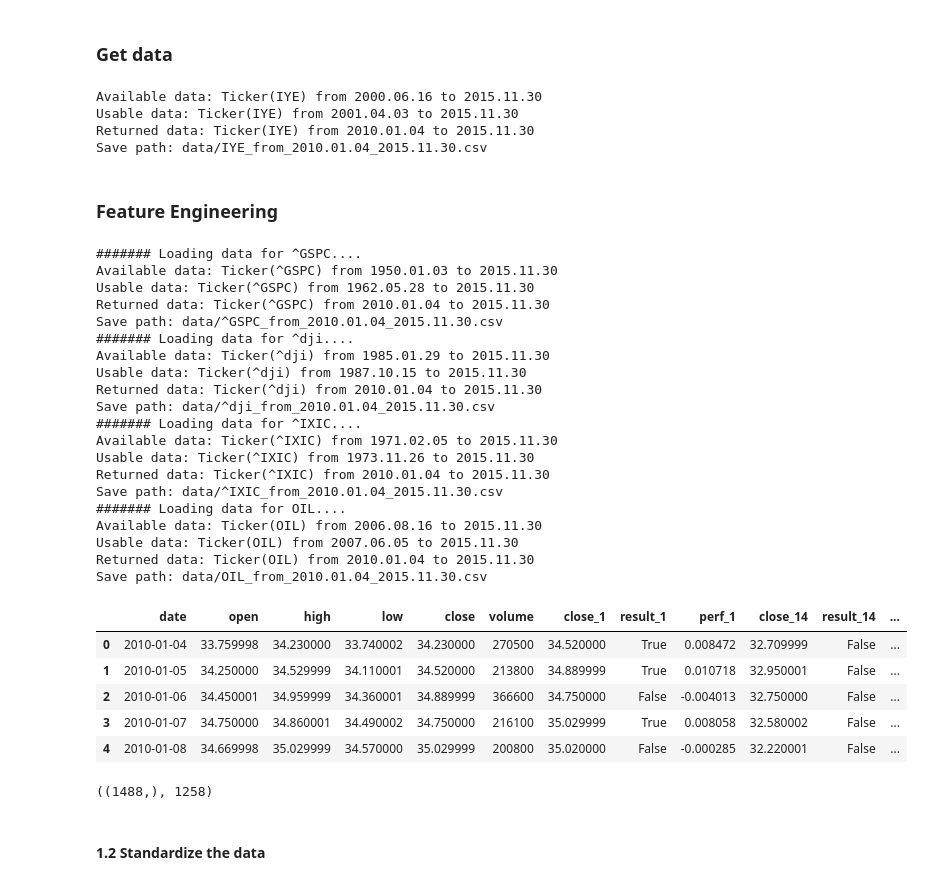
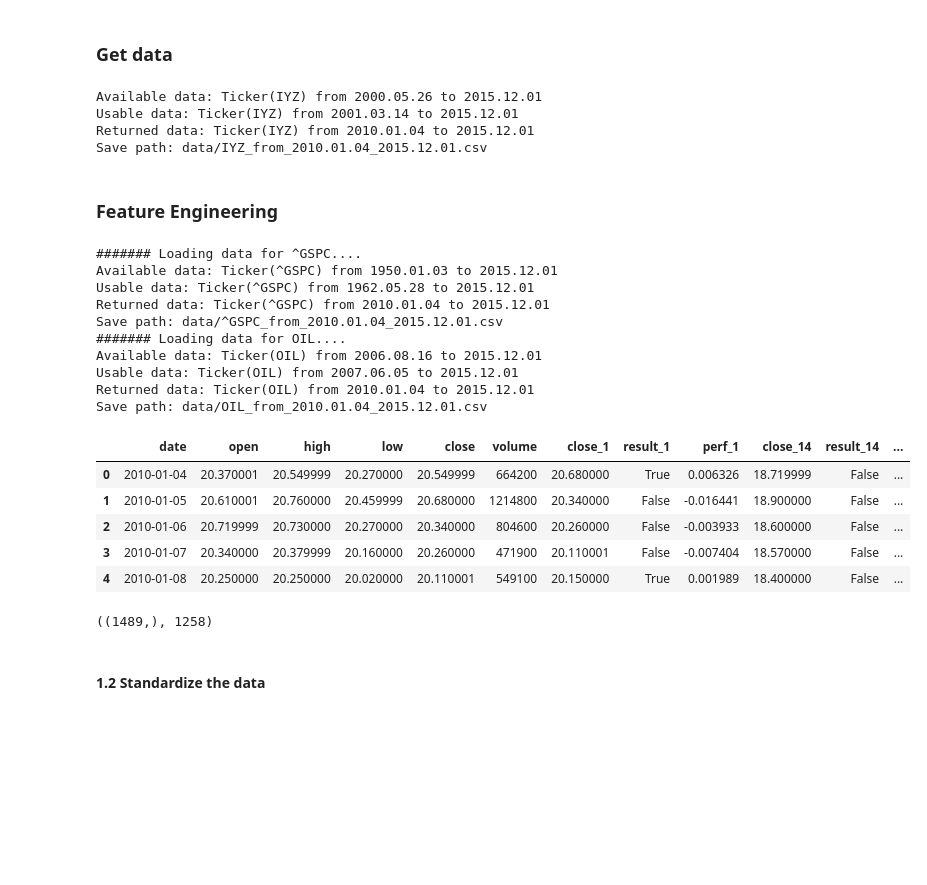
Before and after one commit to ygauthie/CS109_Project, a Jupyter notebook: RFE/SelectBK_Yvan.ipynb, the cells around one changed output. Saved outputs shown, nothing was run; the diff lists cells and outputs as text; code cells hidden in the pictures; blank space fills up the shorter version.

```diff
--- a/RFE/SelectBK_Yvan.ipynb
+++ b/RFE/SelectBK_Yvan.ipynb
@@ -21,15 +21,15 @@ sns.set_context("poster")
 ### Get data
 # %%
 #df=pd.read_csv("data/IYZ.csv")
-ticker = 'IYE'
+ticker = 'IYZ'
 startdate=datetime.date(2010, 1, 1)
 enddate=datetime.date.today()
 df = generate_ticker_data(ticker, startdate, enddate)
 # %% [output]
-Available data: Ticker(IYE) from 2000.06.16 to 2015.11.30
-Usable data: Ticker(IYE) from 2001.04.03 to 2015.11.30
-Returned data: Ticker(IYE) from 2010.01.04 to 2015.11.30
-Save path: data/IYE_from_2010.01.04_2015.11.30.csv
+Available data: Ticker(IYZ) from 2000.05.26 to 2015.12.01
+Usable data: Ticker(IYZ) from 2001.03.14 to 2015.12.01
+Returned data: Ticker(IYZ) from 2010.01.04 to 2015.12.01
+Save path: data/IYZ_from_2010.01.04_2015.12.01.csv
 # %%
 dftouse=df.copy()
 # %% [markdown]
@@ -57,73 +57,63 @@ for v in df.columns:
 # Additional tickers to consider
 moreTickers = [
                '^GSPC', #S&P500
-               '^dji',  #Dow Jones Industrials
-               '^IXIC', #Nasdaq
+               #'^dji',  #Dow Jones Industrials
+               #'^IXIC', #Nasdaq
                'OIL'   #Oil price ETF
               ]
 
 # Signals for additional tickers
-STANDARDIZABLE_TO_ADD = ['roc']
-INDICATORS_TO_ADD = ['sar_signal']
+STANDARDIZABLE_TO_ADD = ['roc','stoch_slowk']
+INDICATORS_TO_ADD = ['cci_signal']
 
 
 def addDataFromOtherTicker(tickerPlus):
     dfPlus = generate_ticker_data(tickerPlus, startdate, enddate)
     if df.shape == dfPlus.shape:
         dfPluss = dfPlus.copy()
         dfPluss = dfPluss[STANDARDIZABLE_TO_ADD+INDICATORS_TO_ADD]
         STANDARDIZABLE2 = STANDARDIZABLE_TO_ADD[:]
         INDICATORS2 = INDICATORS_TO_ADD[:]
         for p in STANDARDIZABLE2:
             renamed = p+'_'+tickerPlus
             dftouse[renamed]=dfPluss[p]*1.0
             STANDARDIZABLE.append(renamed)
         for p in INDICATORS2:
             renamed = p+'_'+tickerPlus
             dftouse[renamed]=dfPluss[p]
             INDICATORS.append(renamed)
     else:
         print "Data for additional tickers doesn't match data frame for sector of interest."
 
 for tick in moreTickers:
     print "####### Loading data for "+tick+"...."
     addDataFromOtherTicker(tick)
     time.sleep(0.5)
 
 dftouse.head()
 # %% [output]
 ####### Loading data for ^GSPC....
-Available data: Ticker(^GSPC) from 1950.01.03 to 2015.11.30
-Usable data: Ticker(^GSPC) from 1962.05.28 to 2015.11.30
-Returned data: Ticker(^GSPC) from 2010.01.04 to 2015.11.30
-Save path: data/^GSPC_from_2010.01.04_2015.11.30.csv
-####### Loading data for ^dji....
-Available data: Ticker(^dji) from 1985.01.29 to 2015.11.30
-Usable data: Ticker(^dji) from 1987.10.15 to 2015.11.30
-Returned data: Ticker(^dji) from 2010.01.04 to 2015.11.30
-Save path: data/^dji_from_2010.01.04_2015.11.30.csv
-####### Loading data for ^IXIC....
-Available data: Ticker(^IXIC) from 1971.02.05 to 2015.11.30
-Usable data: Ticker(^IXIC) from 1973.11.26 to 2015.11.30
-Returned data: Ticker(^IXIC) from 2010.01.04 to 2015.11.30
-Save path: data/^IXIC_from_2010.01.04_2015.11.30.csv
+Available data: Ticker(^GSPC) from 1950.01.03 to 2015.12.01
+Usable data: Ticker(^GSPC) from 1962.05.28 to 2015.12.01
+Returned data: Ticker(^GSPC) from 2010.01.04 to 2015.12.01
+Save path: data/^GSPC_from_2010.01.04_2015.12.01.csv
 ####### Loading data for OIL....
-Available data: Ticker(OIL) from 2006.08.16 to 2015.11.30
-Usable data: Ticker(OIL) from 2007.06.05 to 2015.11.30
-Returned data: Ticker(OIL) from 2010.01.04 to 2015.11.30
-Save path: data/OIL_from_2010.01.04_2015.11.30.csv
+Available data: Ticker(OIL) from 2006.08.16 to 2015.12.01
+Usable data: Ticker(OIL) from 2007.06.05 to 2015.12.01
+Returned data: Ticker(OIL) from 2010.01.04 to 2015.12.01
+Save path: data/OIL_from_2010.01.04_2015.12.01.csv
 |  | date | open | high | low | close | volume | close_1 | result_1 | perf_1 | close_14 | result_14 | ... |
-| 0 | 2010-01-04 | 33.759998 | 34.230000 | 33.740002 | 34.230000 | 270500 | 34.520000 | True | 0.008472 | 32.709999 | False | ... |
-| 1 | 2010-01-05 | 34.250000 | 34.529999 | 34.110001 | 34.520000 | 213800 | 34.889999 | True | 0.010718 | 32.950001 | False | ... |
-| 2 | 2010-01-06 | 34.450001 | 34.959999 | 34.360001 | 34.889999 | 366600 | 34.750000 | False | -0.004013 | 32.750000 | False | ... |
-| 3 | 2010-01-07 | 34.750000 | 34.860001 | 34.490002 | 34.750000 | 216100 | 35.029999 | True | 0.008058 | 32.580002 | False | ... |
-| 4 | 2010-01-08 | 34.669998 | 35.029999 | 34.570000 | 35.029999 | 200800 | 35.020000 | False | -0.000285 | 32.220001 | False | ... |
+| 0 | 2010-01-04 | 20.370001 | 20.549999 | 20.270000 | 20.549999 | 664200 | 20.680000 | True | 0.006326 | 18.719999 | False | ... |
+| 1 | 2010-01-05 | 20.610001 | 20.760000 | 20.459999 | 20.680000 | 1214800 | 20.340000 | False | -0.016441 | 18.900000 | False | ... |
+| 2 | 2010-01-06 | 20.719999 | 20.730000 | 20.270000 | 20.340000 | 804600 | 20.260000 | False | -0.003933 | 18.600000 | False | ... |
+| 3 | 2010-01-07 | 20.340000 | 20.379999 | 20.160000 | 20.260000 | 471900 | 20.110001 | False | -0.007404 | 18.570000 | False | ... |
+| 4 | 2010-01-08 | 20.250000 | 20.250000 | 20.020000 | 20.110001 | 549100 | 20.150000 | True | 0.001989 | 18.400000 | False | ... |
 # %%
 dftouse['date'] = pd.to_datetime(dftouse['date'])
 mask = (dftouse.date < '2015-01-01').values
 mask.shape, mask.sum()
 # %% [output]
-((1488,), 1258)
+((1489,), 1258)
 # %% [markdown]
 #### 1.2 Standardize the data
 # %% [markdown]
```
Also changed, not shown: parts of 17 cells of this notebook, 15 other files.
